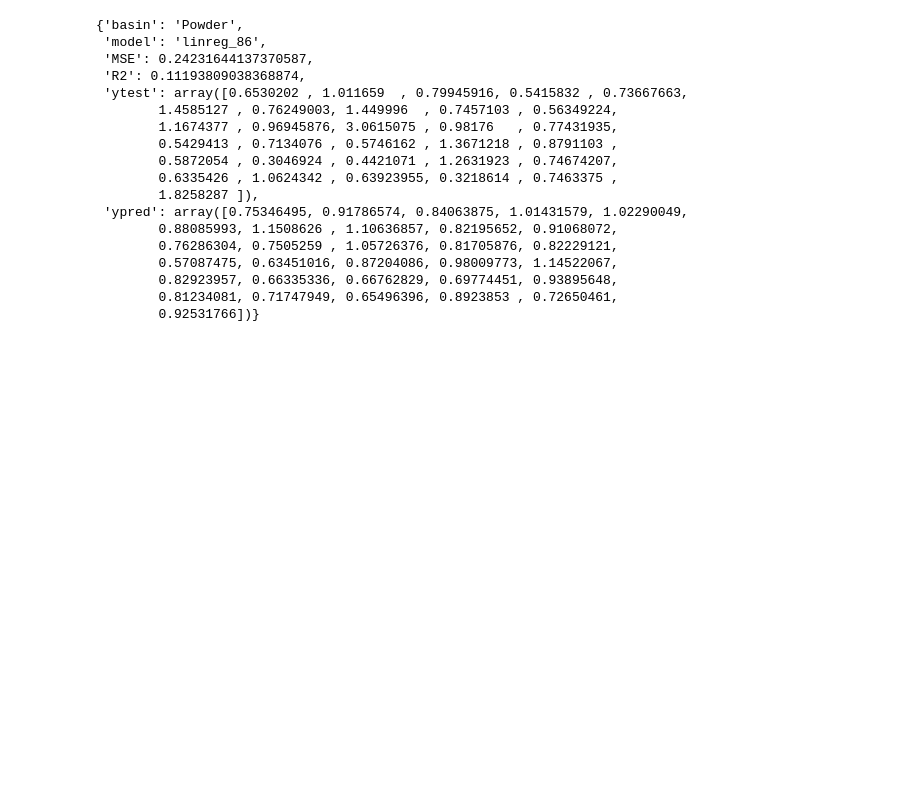
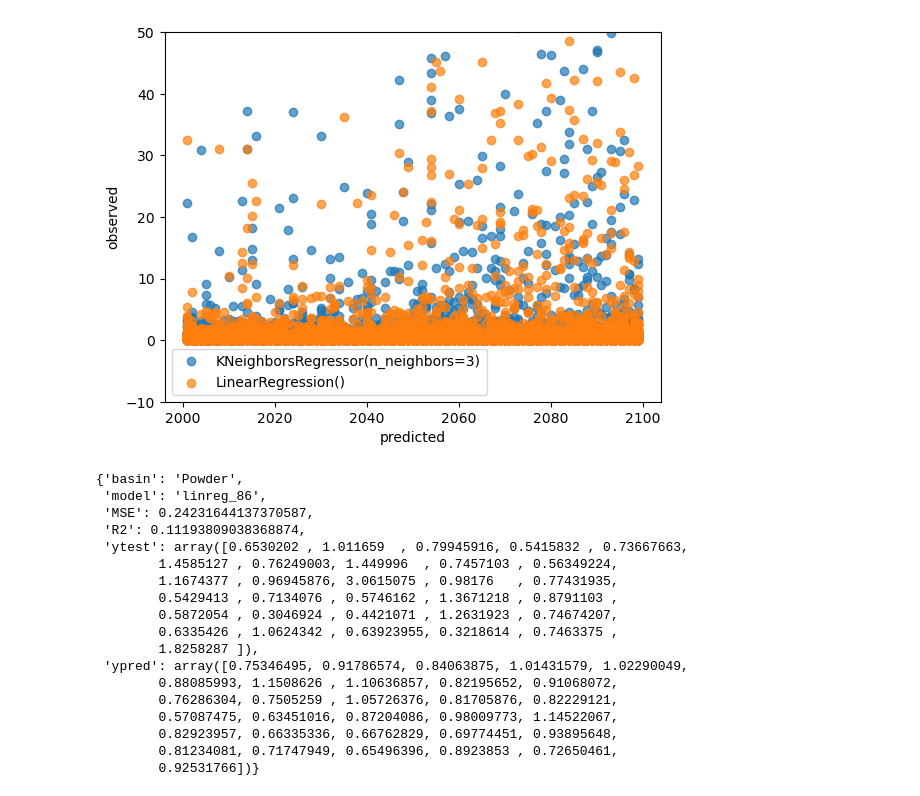
Before and after one commit to bair-climate-initiative/fate-of-snotels, a Jupyter notebook: nbs/template-may2023.ipynb, the cells around one changed output. Saved outputs shown, nothing was run; the diff lists cells and outputs as text; code cells hidden in the pictures; blank space fills up the shorter version.

```diff
--- a/nbs/template-may2023.ipynb
+++ b/nbs/template-may2023.ipynb
@@ -91,0 +258,16 @@ KeyboardInterrupt:
+# %%
+fig,ax = plt.subplots()
+for statmodel in np.unique(output_df.statmodel):
+    tmp = output_df[output_df.statmodel == statmodel]
+    pred = tmp[tmp.categ == 'pred'].value
+    obs = tmp[tmp.categ == 'obs'].value
+    years = tmp[tmp.categ == 'pred'].year
+    mae = np.abs((np.array(pred)-np.array(obs)))/np.array(obs)
+    ax.scatter(years, mae, alpha = 0.7, label = statmodel)
+ax.legend()
+ax.set_xlabel('predicted')
+ax.set_ylabel('observed')
+ax.set_ylim((-10,50))
+plt.show()
+# %% [output]
+[figure, added]
```
Also changed, not shown: parts of 15 cells of this notebook.
